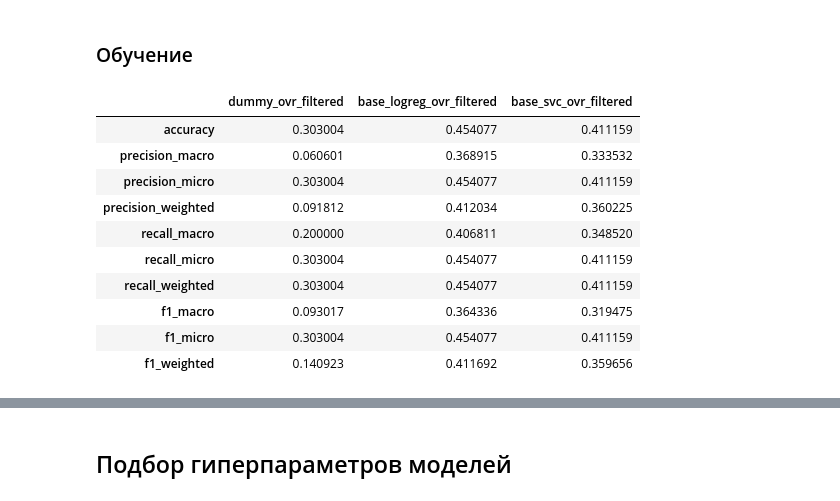
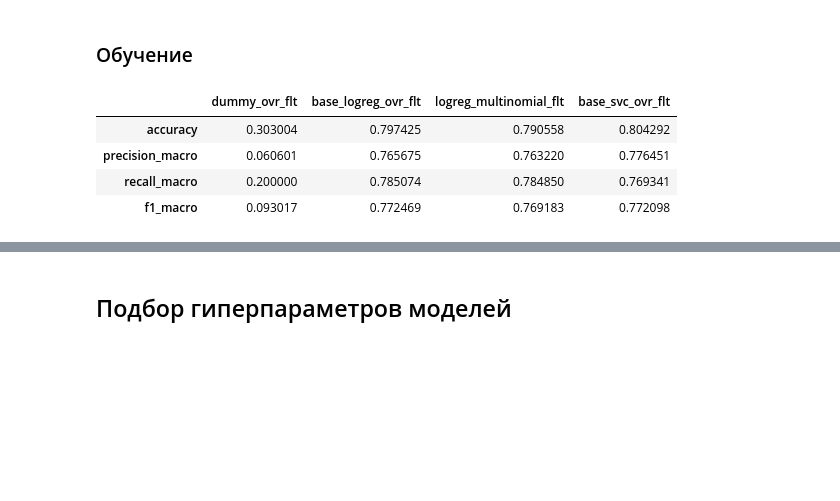
Before and after one commit to Plakhotniuk/practicum_ds, a Jupyter notebook: ml/multiclass_classification/project.ipynb, the cells around one changed output, grey strips where cells are left out. Drawn from its saved outputs; the diff is of its cells as text; code cells hidden in the pictures; blank space fills up the shorter version.

```diff
--- a/ml/multiclass_classification/project.ipynb
+++ b/ml/multiclass_classification/project.ipynb
@@ -450,6 +520,7 @@ df_visits_agg = pd.merge(df_visits_agg, mean_sessions_per_day, how='inner', on='
 # %% [markdown]
 Итоговый датасет с информацией о посещениях:
 # %%
+df_visits_agg = create_users_agg_features(df_visits=df_visits)
 df_visits_agg.info()
 # %% [output]
 <class 'pandas.core.frame.DataFrame'>
@@ -1052,11 +1203,25 @@ base_pipeline_dummy = Pipeline([
 ])
 
 # Logreg
-base_logreg = LogisticRegression(random_state=RANDOM_SEED, class_weight="balanced", max_iter=1000)
+base_logreg = LogisticRegression(
+    random_state=RANDOM_SEED, class_weight="balanced", max_iter=1000, penalty='elasticnet', solver='saga', l1_ratio=0.5
+)
 ovr_logreg = OneVsRestClassifier(base_logreg)
 base_pipeline_ovr_logreg = Pipeline([
     ('prep', base_preprocessor),
     ('model', ovr_logreg)
+])
+# Logreg multinomial
+logreg_multinomial = LogisticRegression(
+    random_state=RANDOM_SEED,
+    multi_class="multinomial",
+    penalty='elasticnet', solver='saga', l1_ratio=0.5,
+    class_weight="balanced",
+    max_iter=1000
+)
+pipeline_logreg_multinomial= Pipeline([
+    ('prep', base_preprocessor),
+    ('model', logreg_multinomial)
 ])
 
 # SVC
@@ -1070,6 +1235,7 @@ base_pipeline_ovr_svc = Pipeline([
 base_pipelines = [
     base_pipeline_dummy,
     base_pipeline_ovr_logreg,
+    pipeline_logreg_multinomial,
     base_pipeline_ovr_svc
 ]
 # %% [markdown]
@@ -1114,7 +1274,7 @@ preprocessor_filtered = create_preprocessing_pipeline(with_filtering=True, high_
 ### Пайплайны с отбором признаков
 # %%
 # Dummy
-dummy_model= DummyClassifier(random_state=RANDOM_SEED)
+dummy_model= DummyClassifier(random_state=RANDOM_SEED, strategy='most_frequent')
 ovr_dummy = OneVsRestClassifier(estimator=dummy_model)
 
 filtered_pipeline_dummy = Pipeline([
@@ -1123,11 +1283,31 @@ filtered_pipeline_dummy = Pipeline([
 ])
 
 # Logreg
-base_logreg = LogisticRegression(random_state=RANDOM_SEED, class_weight="balanced", max_iter=1000)
+base_logreg = LogisticRegression(
+    random_state=RANDOM_SEED,
+    class_weight="balanced",
+    max_iter=1000,
+    penalty="l2",
+    solver="lbfgs"
+)
+
 ovr_logreg = OneVsRestClassifier(base_logreg)
 filtered_pipeline_ovr_logreg = Pipeline([
     ('prep', preprocessor_filtered),
     ('model', ovr_logreg)
+])
+
+# Logreg multinomial
+logreg_multinomial = LogisticRegression(
+    random_state=RANDOM_SEED,
+    multi_class="multinomial",
+    solver="lbfgs",
+    class_weight="balanced",
+    max_iter=1000
+)
+filtered_pipeline_logreg_multinomial= Pipeline([
+    ('prep', preprocessor_filtered),
+    ('model', logreg_multinomial)
 ])
 
 # SVC
@@ -1141,6 +1321,7 @@ filtered_pipeline_ovr_svc = Pipeline([
 filtered_pipelines = [
     filtered_pipeline_dummy,
     filtered_pipeline_ovr_logreg,
+    filtered_pipeline_logreg_multinomial,
     filtered_pipeline_ovr_svc
 ]
 # %% [markdown]
@@ -1154,22 +1335,16 @@ for pipeline in filtered_pipelines:
     filtered_model_results.append(result)
 # %%
 filtered_model_results_df = get_result_df(
-    model_names=['dummy_ovr_filtered', 'base_logreg_ovr_filtered', 'base_svc_ovr_filtered'],
+    model_names=['dummy_ovr_flt', 'base_logreg_ovr_flt', 'logreg_multinomial_flt', 'base_svc_ovr_flt'],
     metric_dicts=filtered_model_results
 )
 filtered_model_results_df
 # %% [output]
-|  | dummy_ovr_filtered | base_logreg_ovr_filtered | base_svc_ovr_filtered |
-| accuracy | 0.303004 | 0.454077 | 0.411159 |
-| precision_macro | 0.060601 | 0.368915 | 0.333532 |
-| precision_micro | 0.303004 | 0.454077 | 0.411159 |
-| precision_weighted | 0.091812 | 0.412034 | 0.360225 |
-| recall_macro | 0.200000 | 0.406811 | 0.348520 |
-| recall_micro | 0.303004 | 0.454077 | 0.411159 |
-| recall_weighted | 0.303004 | 0.454077 | 0.411159 |
-| f1_macro | 0.093017 | 0.364336 | 0.319475 |
-| f1_micro | 0.303004 | 0.454077 | 0.411159 |
-| f1_weighted | 0.140923 | 0.411692 | 0.359656 |
+|  | dummy_ovr_flt | base_logreg_ovr_flt | logreg_multinomial_flt | base_svc_ovr_flt |
+| accuracy | 0.303004 | 0.797425 | 0.790558 | 0.804292 |
+| precision_macro | 0.060601 | 0.765675 | 0.763220 | 0.776451 |
+| recall_macro | 0.200000 | 0.785074 | 0.784850 | 0.769341 |
+| f1_macro | 0.093017 | 0.772469 | 0.769183 | 0.772098 |
 # %%
 pd.merge(base_model_results_df, filtered_model_results_df, left_index=True, right_index=True)
 # %% [output]
```
Also changed, not shown: parts of 81 cells of this notebook.
